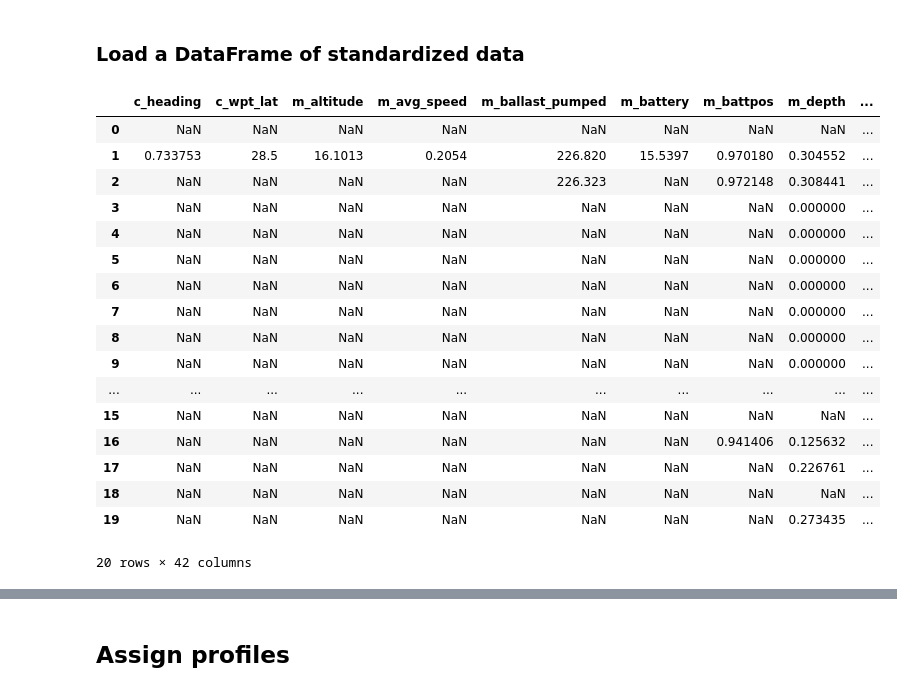
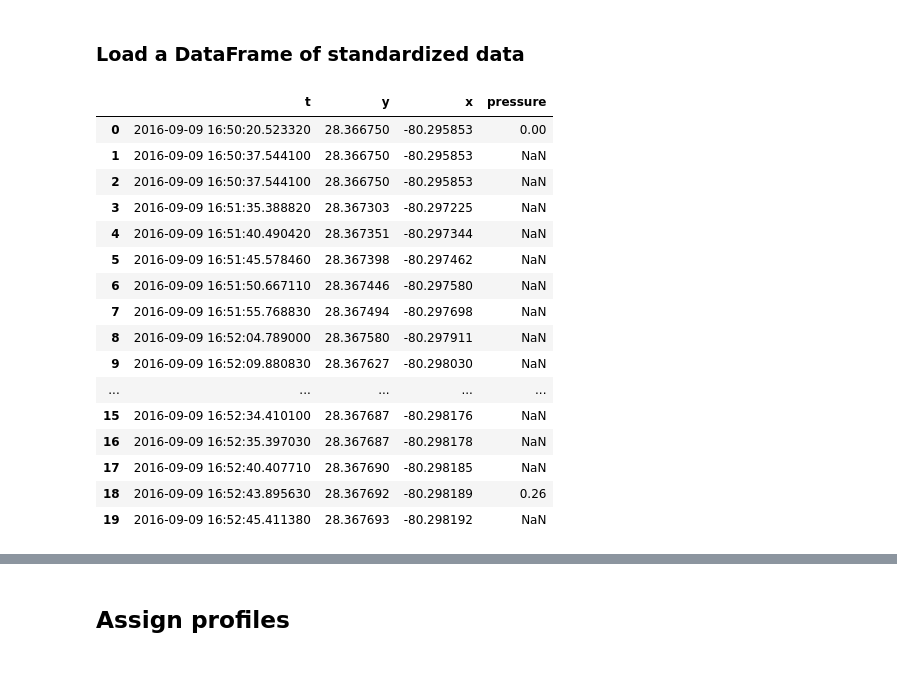
Before and after one commit to xiangling1994/GUTILS, a Jupyter notebook: docs/notebooks/0002 - Analyzing the standard DataFrames.ipynb, the cells around one changed output, grey strips where cells are left out. Saved outputs shown, nothing was run; the diff lists cells and outputs as text; code cells hidden in the pictures.

```diff
--- a/docs/notebooks/0002 - Analyzing the standard DataFrames.ipynb
+++ b/docs/notebooks/0002 - Analyzing the standard DataFrames.ipynb
@@ -11,28 +21,32 @@ logger.setLevel(logging.DEBUG)
 # %%
 from pathlib import Path
 from gutils.slocum import SlocumReader
 
 ascii_folder = Path('.').absolute().parent.parent / 'gutils' / 'tests' / 'resources' / 'slocum'
 ascii_file = ascii_folder / 'usf_bass_2016_252_1_12_sbd.dat'
 slocum_data = SlocumReader(str(ascii_file))
 standard = slocum_data.standardize()
-standard.head(20)
+standard.head((20))[[
+    't',
+    'y',
+    'x',
+    'pressure'
+]]
 # %% [output]
-|  | c_heading | c_wpt_lat | m_altitude | m_avg_speed | m_ballast_pumped | m_battery | m_battpos | m_depth | ... |
-| 0 | NaN | NaN | NaN | NaN | NaN | NaN | NaN | NaN | ... |
-| 1 | 0.733753 | 28.5 | 16.1013 | 0.2054 | 226.820 | 15.5397 | 0.970180 | 0.304552 | ... |
-| 2 | NaN | NaN | NaN | NaN | 226.323 | NaN | 0.972148 | 0.308441 | ... |
-| 3 | NaN | NaN | NaN | NaN | NaN | NaN | NaN | 0.000000 | ... |
-| 4 | NaN | NaN | NaN | NaN | NaN | NaN | NaN | 0.000000 | ... |
-| 5 | NaN | NaN | NaN | NaN | NaN | NaN | NaN | 0.000000 | ... |
-| 6 | NaN | NaN | NaN | NaN | NaN | NaN | NaN | 0.000000 | ... |
-| 7 | NaN | NaN | NaN | NaN | NaN | NaN | NaN | 0.000000 | ... |
-| 8 | NaN | NaN | NaN | NaN | NaN | NaN | NaN | 0.000000 | ... |
-| 9 | NaN | NaN | NaN | NaN | NaN | NaN | NaN | 0.000000 | ... |
-| ... | ... | ... | ... | ... | ... | ... | ... | ... | ... |
-| 15 | NaN | NaN | NaN | NaN | NaN | NaN | NaN | NaN | ... |
-| 16 | NaN | NaN | NaN | NaN | NaN | NaN | 0.941406 | 0.125632 | ... |
-| 17 | NaN | NaN | NaN | NaN | NaN | NaN | NaN | 0.226761 | ... |
-| 18 | NaN | NaN | NaN | NaN | NaN | NaN | NaN | NaN | ... |
-| 19 | NaN | NaN | NaN | NaN | NaN | NaN | NaN | 0.273435 | ... |
+|  | t | y | x | pressure |
+| 0 | 2016-09-09 16:50:20.523320 | 28.366750 | -80.295853 | 0.00 |
+| 1 | 2016-09-09 16:50:37.544100 | 28.366750 | -80.295853 | NaN |
+| 2 | 2016-09-09 16:50:37.544100 | 28.366750 | -80.295853 | NaN |
+| 3 | 2016-09-09 16:51:35.388820 | 28.367303 | -80.297225 | NaN |
+| 4 | 2016-09-09 16:51:40.490420 | 28.367351 | -80.297344 | NaN |
+| 5 | 2016-09-09 16:51:45.578460 | 28.367398 | -80.297462 | NaN |
+| 6 | 2016-09-09 16:51:50.667110 | 28.367446 | -80.297580 | NaN |
+| 7 | 2016-09-09 16:51:55.768830 | 28.367494 | -80.297698 | NaN |
+| 8 | 2016-09-09 16:52:04.789000 | 28.367580 | -80.297911 | NaN |
+| 9 | 2016-09-09 16:52:09.880830 | 28.367627 | -80.298030 | NaN |
+| ... | ... | ... | ... | ... |
+| 15 | 2016-09-09 16:52:34.410100 | 28.367687 | -80.298176 | NaN |
+| 16 | 2016-09-09 16:52:35.397030 | 28.367687 | -80.298178 | NaN |
+| 17 | 2016-09-09 16:52:40.407710 | 28.367690 | -80.298185 | NaN |
+| 18 | 2016-09-09 16:52:43.895630 | 28.367692 | -80.298189 | 0.26 |
+| 19 | 2016-09-09 16:52:45.411380 | 28.367693 | -80.298192 | NaN |
-20 rows × 42 columns
```
Also changed, not shown: parts of 16 cells of this notebook, 2 other files.
